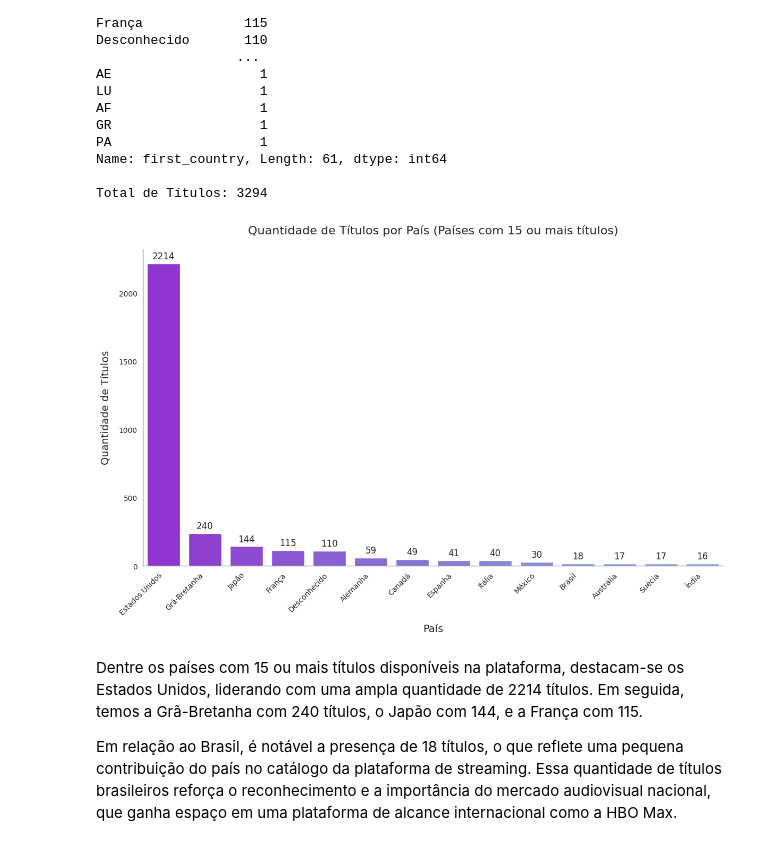
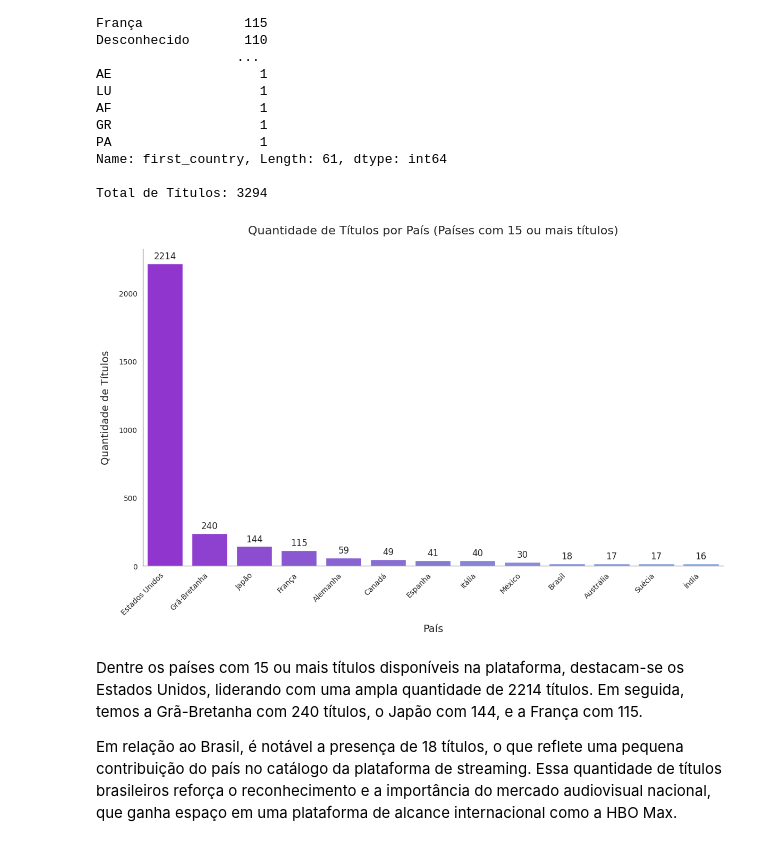
Before and after one commit to vfoliveiras/hbo-max-series-e-filmes, a Jupyter notebook: HBO_Max.ipynb, the cells around one changed output. Saved outputs shown, nothing was run; the diff lists cells and outputs as text; code cells hidden in the pictures.

```diff
--- a/HBO_Max.ipynb
+++ b/HBO_Max.ipynb
@@ -587,38 +587,39 @@ Total de Títulos: 3294
 # %%
 # Filtrar apenas os países com 15 ou mais títulos
 country_counts_filtered = country_counts[country_counts >= 15]
+country_counts_filtered = country_counts_filtered.drop('Desconhecido')
 
 # Ordenar os países de acordo com a quantidade de títulos (ordem decrescente)
 country_counts_filtered = country_counts_filtered.sort_values(ascending=False)
 
 # Set figure size
 plt.figure(figsize=(12, 8))
 
 # Criar a paleta de cores com gradiente
 colors = sns.blend_palette(['#941de8', '#7a6be2', '#7ba7f2'], len(country_counts_filtered))
 
 # Criar o gráfico de barras
 sns.set_style("white")
 ax = sns.barplot(x=country_counts_filtered.index, y=country_counts_filtered, palette=colors)
 
 # Adicionar total de títulos em cima de cada barra
 for p in ax.patches:
     ax.annotate(f'{int(p.get_height())}', (p.get_x() + p.get_width() / 2., p.get_height()), ha='center', va='center', xytext=(0, 10), textcoords='offset points', fontsize=12)
 
 # Adicionar título e rótulos aos eixos
 plt.title('Quantidade de Títulos por País (Países com 15 ou mais títulos)', fontsize=16, pad=20)
 plt.xlabel('País', fontsize=14, labelpad=10)
 plt.ylabel('Quantidade de Títulos', fontsize=14, labelpad=10)
 
 # Rotacionar os rótulos dos países para facilitar a leitura
 ax.set_xticklabels(ax.get_xticklabels(), rotation=45, ha='right')
 
 # Exibir o gráfico
 plt.tight_layout()
 sns.despine()
 plt.show()
 # %% [output]
-[figure, old version]
+[figure, new version]
 # %% [markdown]
 Dentre os países com 15 ou mais títulos disponíveis na plataforma, destacam-se os Estados Unidos, liderando com uma ampla quantidade de 2214 títulos. Em seguida, temos a Grã-Bretanha com 240 títulos, o Japão com 144, e a França com 115.
 
```
Also changed, not shown: parts of 11 cells of this notebook.
